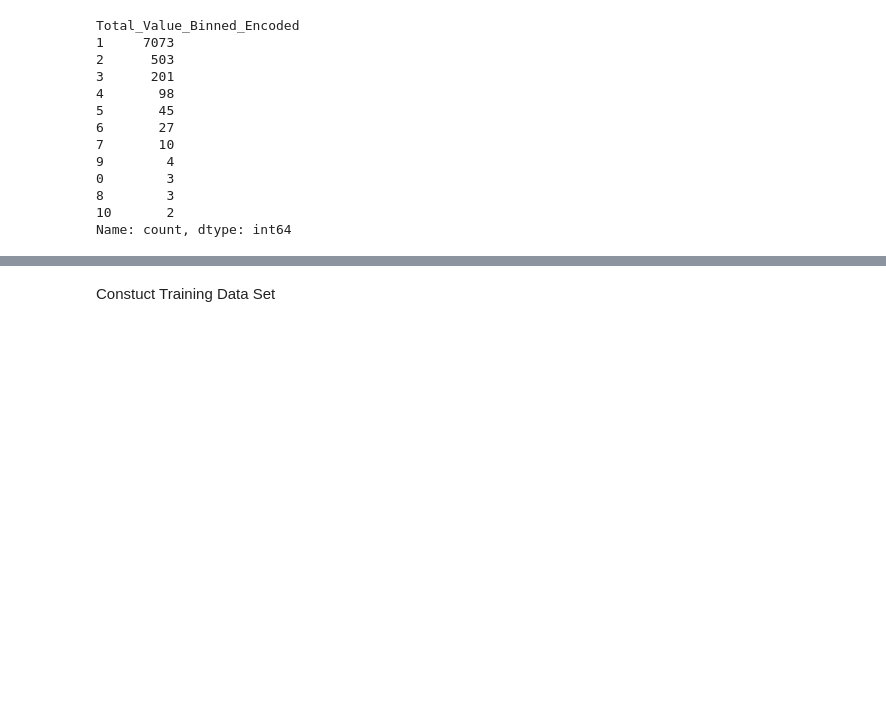
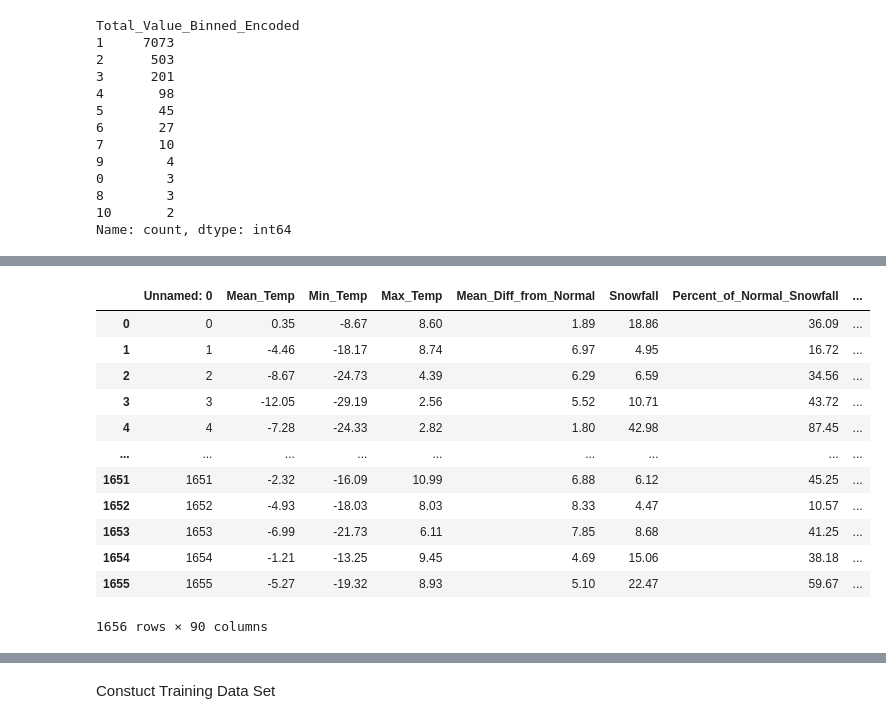
Before and after one commit to Daniel-Dumitrescu/csi4142-project, a Jupyter notebook: Data_Transformation.ipynb, the cells around one changed output, grey strips where cells are left out. Saved outputs shown, nothing was run; the diff lists cells and outputs as text; code cells hidden in the pictures; blank space fills up the shorter version.

```diff
--- a/Data_Transformation.ipynb
+++ b/Data_Transformation.ipynb
@@ -258,0 +322,17 @@ fact_table.to_csv("datasets\cropFactTable.csv",index=False)
+# %%
+climate_df = pd.concat([climate_df,binned_df], axis=1)
+display(climate_df)
+# %% [output]
+|  | Unnamed: 0 | Mean_Temp | Min_Temp | Max_Temp | Mean_Diff_from_Normal | Snowfall | Percent_of_Normal_Snowfall | ... |
+| 0 | 0 | 0.35 | -8.67 | 8.60 | 1.89 | 18.86 | 36.09 | ... |
+| 1 | 1 | -4.46 | -18.17 | 8.74 | 6.97 | 4.95 | 16.72 | ... |
+| 2 | 2 | -8.67 | -24.73 | 4.39 | 6.29 | 6.59 | 34.56 | ... |
+| 3 | 3 | -12.05 | -29.19 | 2.56 | 5.52 | 10.71 | 43.72 | ... |
+| 4 | 4 | -7.28 | -24.33 | 2.82 | 1.80 | 42.98 | 87.45 | ... |
+| ... | ... | ... | ... | ... | ... | ... | ... | ... |
+| 1651 | 1651 | -2.32 | -16.09 | 10.99 | 6.88 | 6.12 | 45.25 | ... |
+| 1652 | 1652 | -4.93 | -18.03 | 8.03 | 8.33 | 4.47 | 10.57 | ... |
+| 1653 | 1653 | -6.99 | -21.73 | 6.11 | 7.85 | 8.68 | 41.25 | ... |
+| 1654 | 1654 | -1.21 | -13.25 | 9.45 | 4.69 | 15.06 | 38.18 | ... |
+| 1655 | 1655 | -5.27 | -19.32 | 8.93 | 5.10 | 22.47 | 59.67 | ... |
+1656 rows × 90 columns
```
Also changed, not shown: parts of 16 cells of this notebook, 6 other files.
